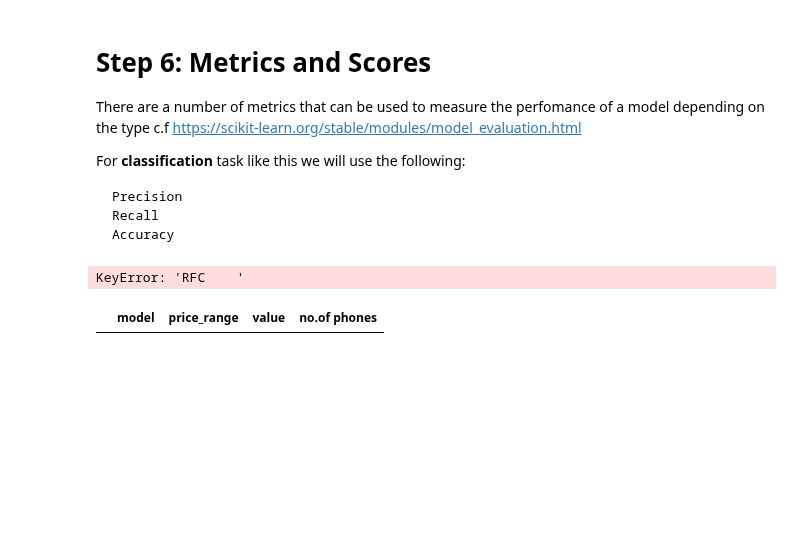
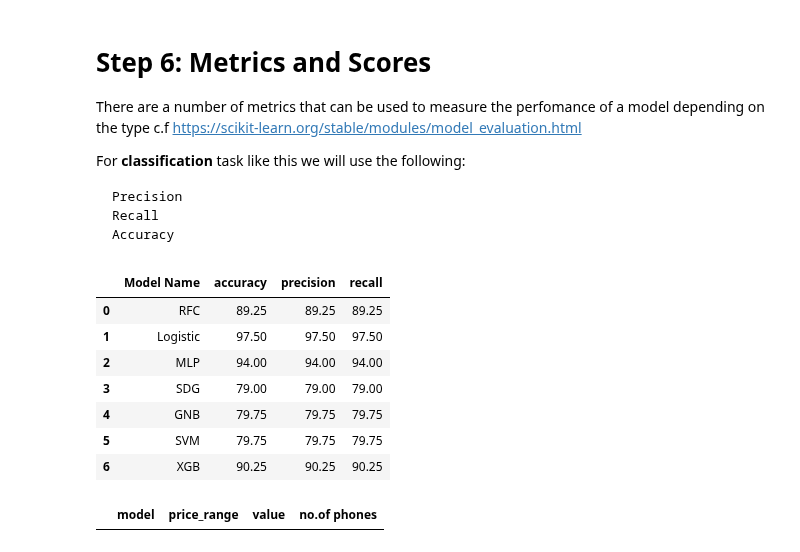
Before and after one commit to ednamilgo/Machine-Learning, a Jupyter notebook: multipleClassifiers.ipynb, the cells around one changed output. Drawn from its saved outputs; the diff is of its cells as text; code cells hidden in the pictures; blank space fills up the shorter version.

```diff
--- a/multipleClassifiers.ipynb
+++ b/multipleClassifiers.ipynb
@@ -260,12 +242,19 @@ def ComparePerformance(model_performance,y_test, y_pred,model_name=None):
 # %%
 # Display the score for each of the models
 for item in all_predictions:
-    model_performance = ComparePerformance(model_performance,y_test, all_preditions[item],item)
+    model_performance = ComparePerformance(model_performance,y_test, all_predictions[item],item)
 display(model_performance)
 # EMpty the dataframe
 model_performance = pd.DataFrame()
 # %% [output]
-KeyError: 'RFC    '
+|  | Model Name | accuracy | precision | recall |
+| 0 | RFC | 89.25 | 89.25 | 89.25 |
+| 1 | Logistic | 97.50 | 97.50 | 97.50 |
+| 2 | MLP | 94.00 | 94.00 | 94.00 |
+| 3 | SDG | 79.00 | 79.00 | 79.00 |
+| 4 | GNB | 79.75 | 79.75 | 79.75 |
+| 5 | SVM | 79.75 | 79.75 | 79.75 |
+| 6 | XGB | 90.25 | 90.25 | 90.25 |
 # %%
 phone_categories = pd.DataFrame(columns = ["model","price_range","value","no.of phones"])
 phone_categories
```
Also changed, not shown: parts of 7 cells of this notebook.
